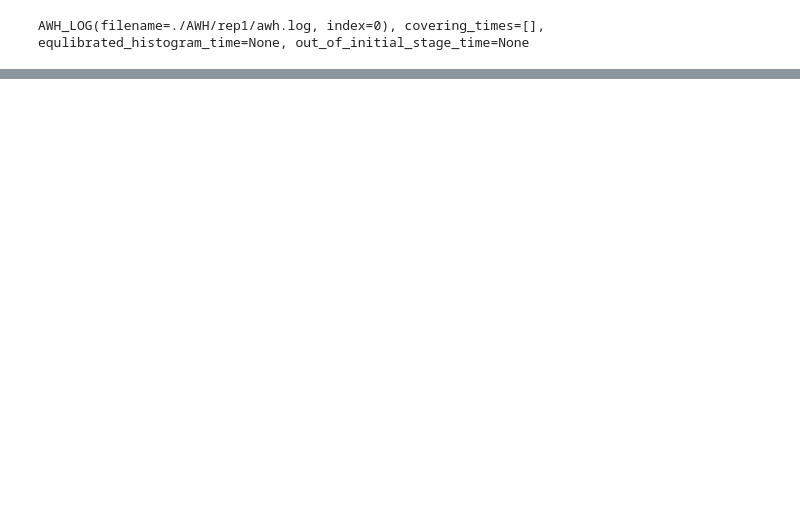
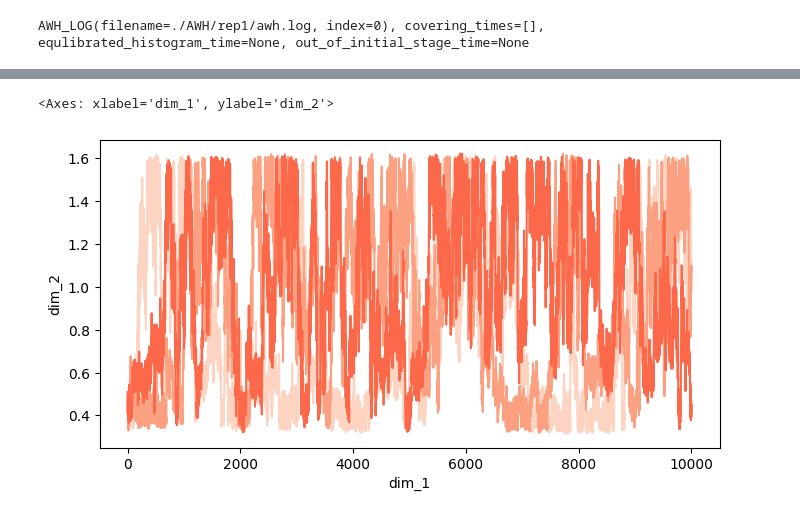
Before and after one commit to yuxuanzhuang/binding_fe_gmx, a Jupyter notebook: tutorials/awh/awh.ipynb, the cells around one changed output, grey strips where cells are left out. Saved outputs shown, nothing was run; the diff lists cells and outputs as text; code cells hidden in the pictures; blank space fills up the shorter version.

```diff
--- a/tutorials/awh/awh.ipynb
+++ b/tutorials/awh/awh.ipynb
@@ -57,0 +55,12 @@ ax.legend()
+# %%
+import matplotlib.pyplot as plt
+import seaborn as sns
+sns.set_palette('Reds', n_colors=5)
+fig, ax = plt.subplots(figsize=(8,4))
+
+sns.lineplot(x='dim_1', y='dim_2', data=awh_ensemble.awh_pullx[0].data)
+sns.lineplot(x='dim_1', y='dim_2', data=awh_ensemble.awh_pullx[1].data)
+sns.lineplot(x='dim_1', y='dim_2', data=awh_ensemble.awh_pullx[2].data)
+# %% [output]
+<Axes: xlabel='dim_1', ylabel='dim_2'>
+[figure, added]
```
Also changed, not shown: parts of 2 cells of this notebook, 1 other file.
